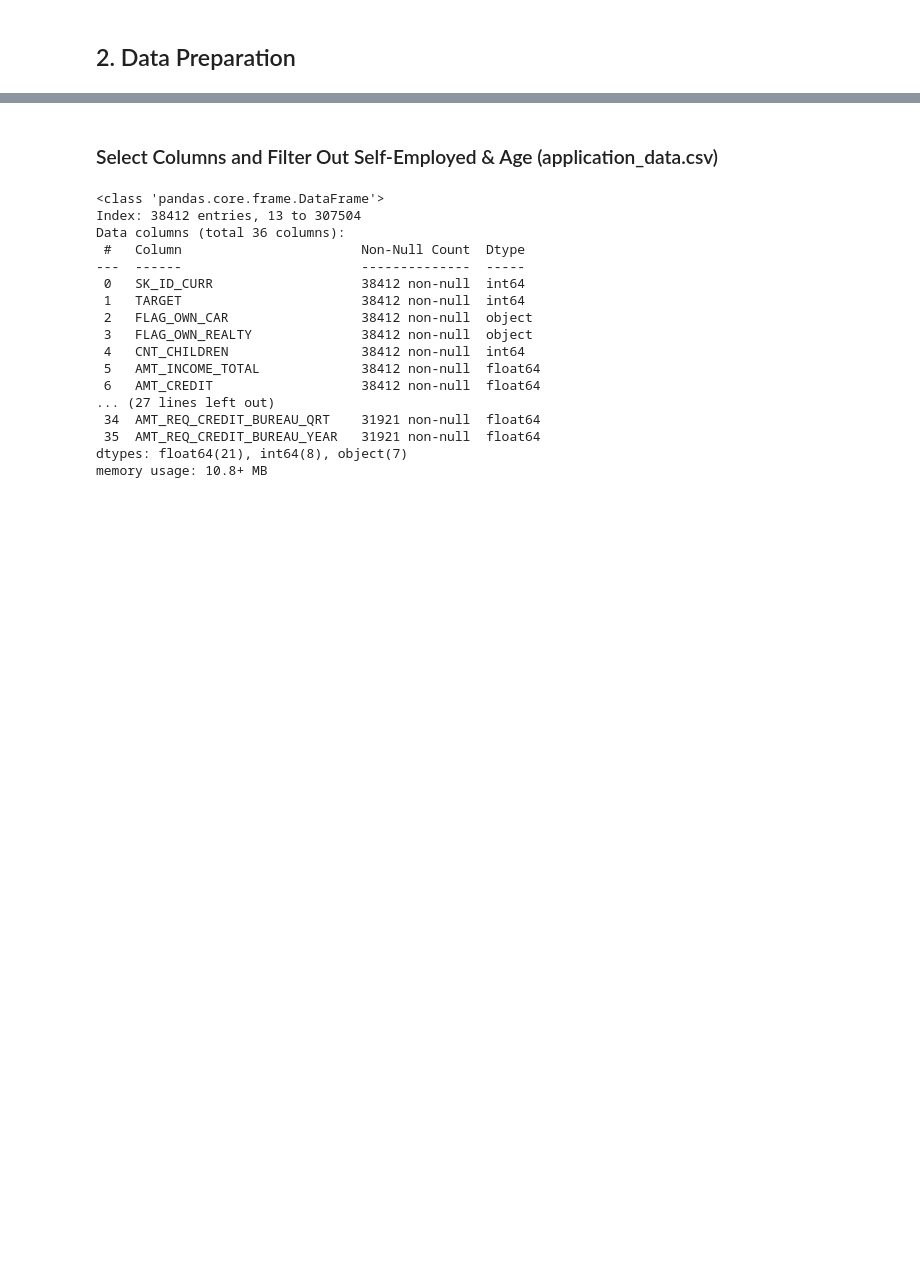
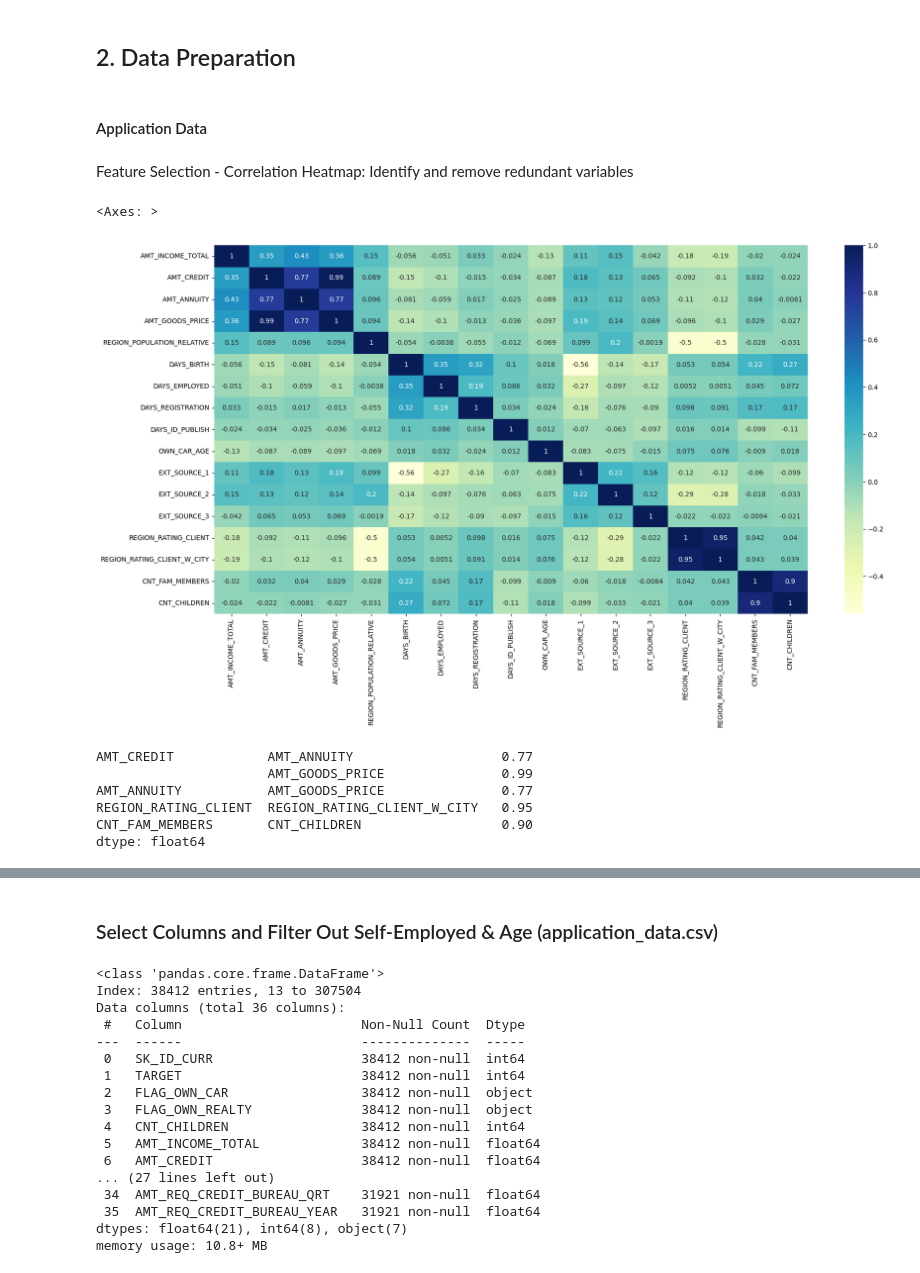
Before and after one commit to jacky-teo/is453_fin_analytics, a Jupyter notebook: group_4.ipynb, the cells around one changed output, grey strips where cells are left out. Cells and saved outputs as stored; diff of their text form; code cells hidden in the pictures; blank space fills up the shorter version.

```diff
--- a/group_4.ipynb
+++ b/group_4.ipynb
@@ -304,2 +322,57 @@ plt.show()
 # %% [markdown]
 ## 2. Data Preparation
+# %% [markdown]
+#### Application Data
+# %% [markdown]
+Feature Selection - Correlation Heatmap: Identify and remove redundant variables
+# %%
+# sample code
+# generate correlation maxtrix
+# cont_var = ["AMT_INCOME_TOTAL",
+#             "AMT_CREDIT",
+#             "AMT_ANNUITY",
+#             "AMT_GOODS_PRICE",
+#             "REGION_POPULATION_RELATIVE",
+#             "DAYS_BIRTH",
+#             "DAYS_EMPLOYED",
+#             "DAYS_REGISTRATION",
+#             "DAYS_ID_PUBLISH",
+#             "OWN_CAR_AGE",
+#             "EXT_SOURCE_1",
+#             "EXT_SOURCE_2",
+#             "EXT_SOURCE_3",
+#             "REGION_POPULATION_RELATIVE"]
+
+numerical_disc_var = ["REGION_RATING_CLIENT",
+                    "REGION_RATING_CLIENT_W_CITY",
+                    "CNT_FAM_MEMBERS",
+                    "CNT_CHILDREN"]
+
+numerical_var = cont_var + numerical_disc_var
+
+corr_matrix = app_data[numerical_var].corr()
+
+# plot heat map
+fig, ax = plt.subplots(figsize=(20,10))
+sns.heatmap(corr_matrix,xticklabels=corr_matrix.columns,yticklabels=corr_matrix.columns,annot=True,cmap="YlGnBu", ax=ax)
+# %% [output]
+<Axes: >
+[figure, added]
+# %%
+# Identify variables with highest correlation
+# Set lower half of matrix to NaN
+corr_matrix_top = corr_matrix.where(np.triu(np.ones(corr_matrix.shape), k=1).astype(bool))
+
+# Convert to pivot table structure (panda series) to have both variables and their correlation in same row
+corr_table = corr_matrix_top.stack()
+
+# Locate variables with correlation > 0.5 (or indicated number)
+corr_table_gt_0_5 = corr_table.loc[lambda x: x > 0.5]
+print(corr_table_gt_0_5)
+# %% [output]
+AMT_CREDIT            AMT_ANNUITY                   0.77
+                      AMT_GOODS_PRICE               0.99
+AMT_ANNUITY           AMT_GOODS_PRICE               0.77
+REGION_RATING_CLIENT  REGION_RATING_CLIENT_W_CITY   0.95
+CNT_FAM_MEMBERS       CNT_CHILDREN                  0.90
+dtype: float64
```
Also changed, not shown: parts of 19 cells of this notebook, 1 other file.
